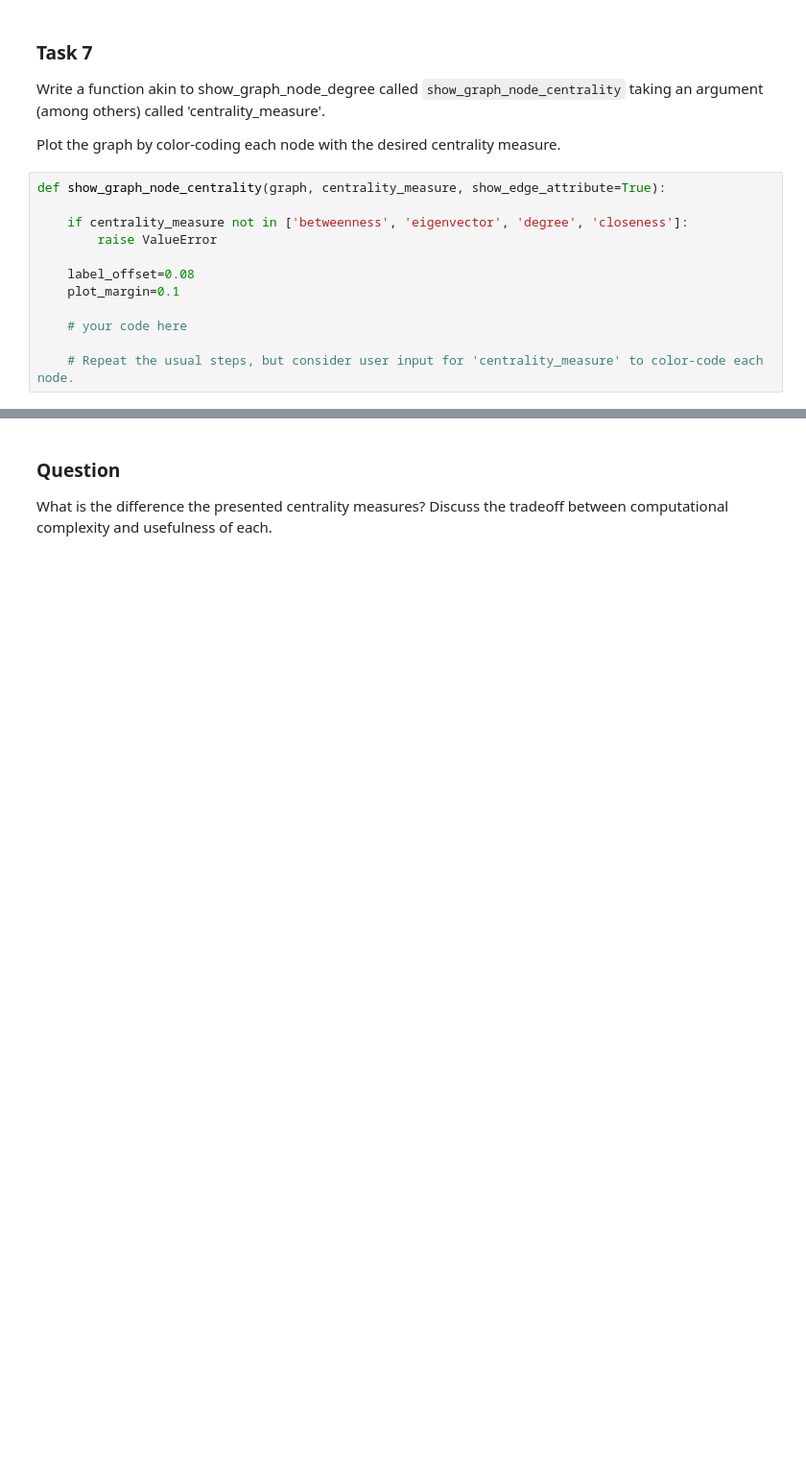
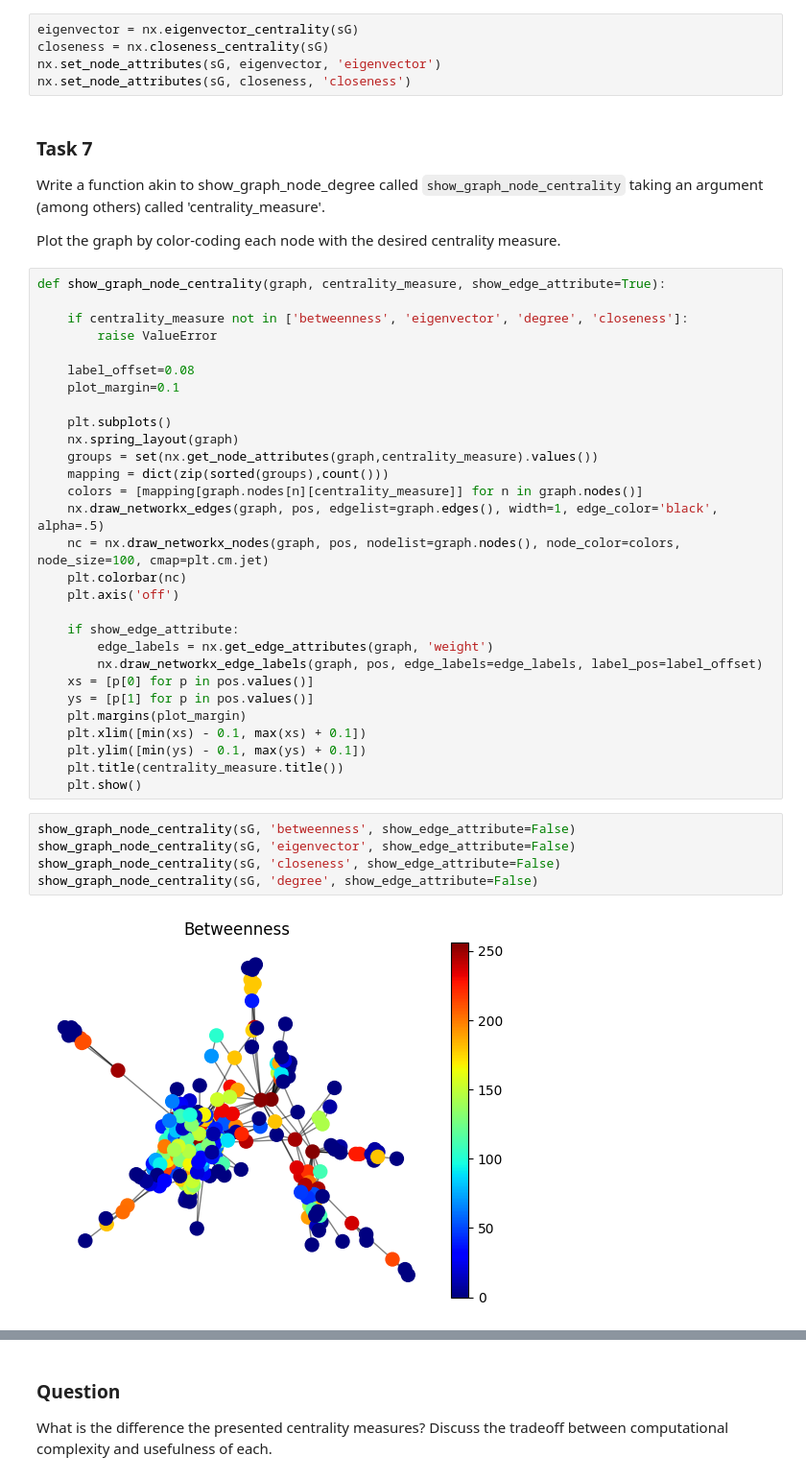
Before and after one commit to bazottie/vu-social-web-notebooks, a Jupyter notebook: assignments/assignment3/SW_Ass3.ipynb, the cells around one changed output, grey strips where cells are left out. Shown: that part at 96% size. Cells and saved outputs as stored; diff of their text form; blank space fills up the shorter version.

```diff
--- a/assignments/assignment3/SW_Ass3.ipynb
+++ b/assignments/assignment3/SW_Ass3.ipynb
@@ -667,17 +692,46 @@ nx.set_node_attributes(sG, between_centrality, 'betweenness')
+# %%
+eigenvector = nx.eigenvector_centrality(sG)
+closeness = nx.closeness_centrality(sG)
+nx.set_node_attributes(sG, eigenvector, 'eigenvector')
+nx.set_node_attributes(sG, closeness, 'closeness')
 # %% [markdown]
 ### Task 7
 Write a function akin to show_graph_node_degree called `show_graph_node_centrality` taking an argument (among others) called 'centrality_measure'.
 
 Plot the graph by color-coding each node with the desired centrality measure.
-# %%
-def show_graph_node_centrality(graph, centrality_measure, show_edge_attribute=True):
-
-    if centrality_measure not in ['betweenness', 'eigenvector', 'degree', 'closeness']:
-        raise ValueError
-
-    label_offset=0.08
-    plot_margin=0.1
-
-    # your code here
-
-    # Repeat the usual steps, but consider user input for 'centrality_measure' to color-code each node.
+# %%
+def show_graph_node_centrality(graph, centrality_measure, show_edge_attribute=True):
+
+    if centrality_measure not in ['betweenness', 'eigenvector', 'degree', 'closeness']:
+        raise ValueError
+
+    label_offset=0.08
+    plot_margin=0.1
+
+    plt.subplots()
+    nx.spring_layout(graph)
+    groups = set(nx.get_node_attributes(graph,centrality_measure).values())
+    mapping = dict(zip(sorted(groups),count()))
+    colors = [mapping[graph.nodes[n][centrality_measure]] for n in graph.nodes()]
+    nx.draw_networkx_edges(graph, pos, edgelist=graph.edges(), width=1, edge_color='black', alpha=.5)
+    nc = nx.draw_networkx_nodes(graph, pos, nodelist=graph.nodes(), node_color=colors, node_size=100, cmap=plt.cm.jet)
+    plt.colorbar(nc)
+    plt.axis('off')
+
+    if show_edge_attribute:
+        edge_labels = nx.get_edge_attributes(graph, 'weight')
+        nx.draw_networkx_edge_labels(graph, pos, edge_labels=edge_labels, label_pos=label_offset)
+    xs = [p[0] for p in pos.values()]
+    ys = [p[1] for p in pos.values()]
+    plt.margins(plot_margin)
+    plt.xlim([min(xs) - 0.1, max(xs) + 0.1])
+    plt.ylim([min(ys) - 0.1, max(ys) + 0.1])
+    plt.title(centrality_measure.title())
+    plt.show()
+# %%
+show_graph_node_centrality(sG, 'betweenness', show_edge_attribute=False)
+show_graph_node_centrality(sG, 'eigenvector', show_edge_attribute=False)
+show_graph_node_centrality(sG, 'closeness', show_edge_attribute=False)
+show_graph_node_centrality(sG, 'degree', show_edge_attribute=False)
+# %% [output]
+[figure, added]
```
Also changed, not shown: parts of 34 cells of this notebook, 52 other files.
